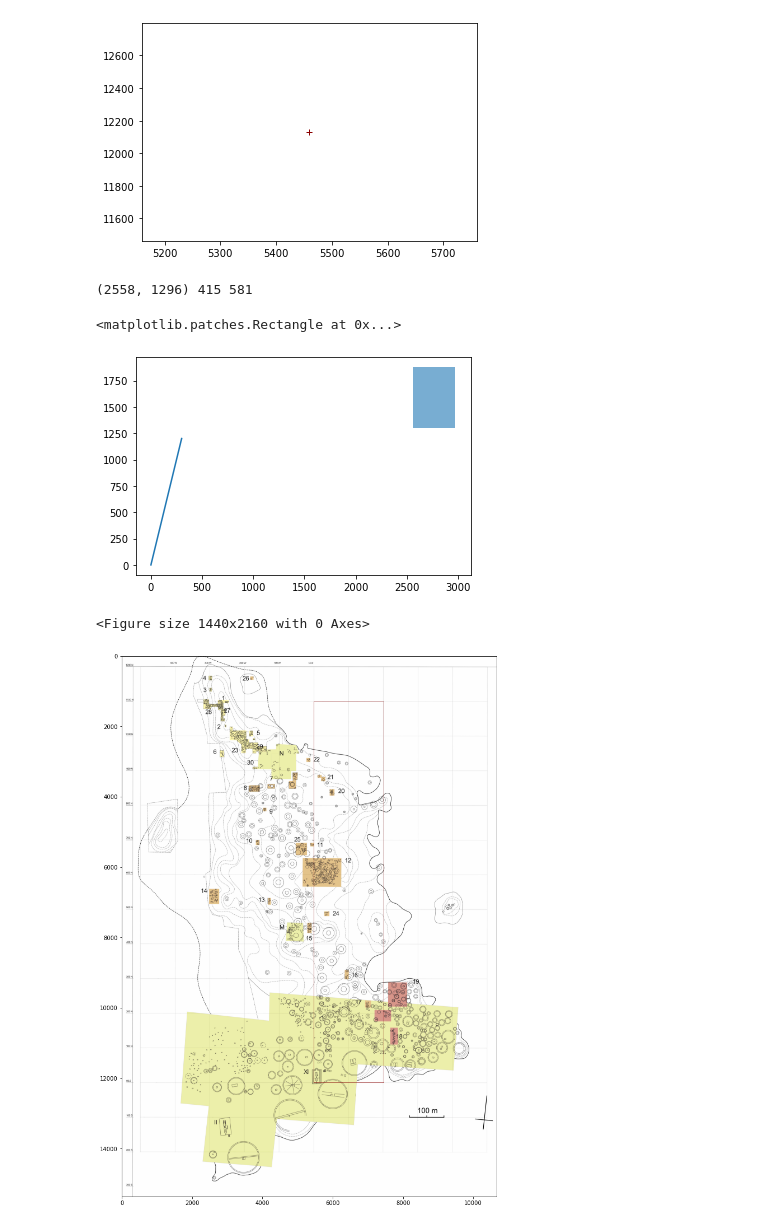
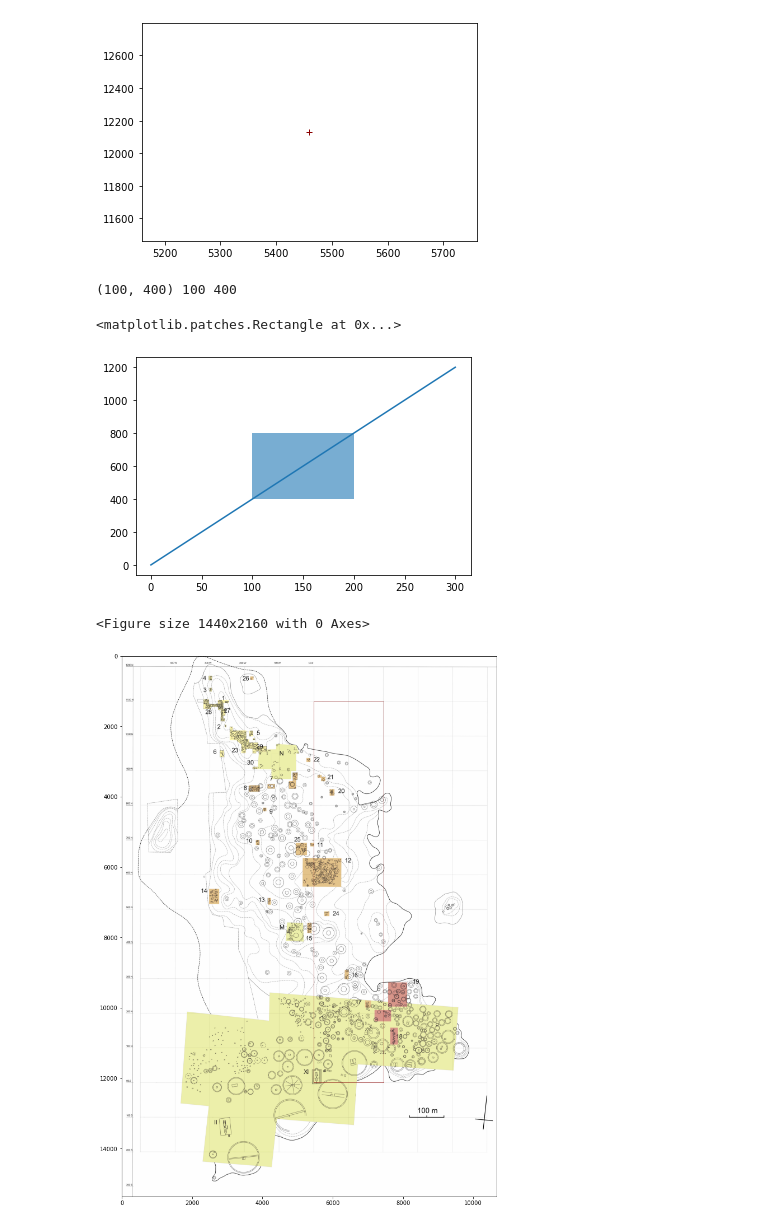
Before and after one commit to Sciences-historiques-numeriques/analyse_kerma, a Jupyter notebook: fb_carte_plt.ipynb, the cells around one changed output. Saved outputs shown, nothing was run; the diff lists cells and outputs as text; code cells hidden in the pictures.

```diff
--- a/fb_carte_plt.ipynb
+++ b/fb_carte_plt.ipynb
@@ -33,17 +35,17 @@ plt.plot(5460, 12130, marker='+', color="DarkRed")
 # %%
 ### Construction de lignes et réctangles à partir de points-coordonnées correspondant aux pixels
 # https://www.statology.org/matplotlib-rectangle/
 fig, ax = plt.subplots()
 plt.figure(figsize = (20,30))
-from matplotlib.patches import Rectangle
+
 ax.plot([0,300], [0,1200])
-rect = rectangles[0]
+rect = [(100,400), 100, 400 ]
 print(rect[0], rect[1], rect[2])
 ax.add_patch(Rectangle(rect[0], rect[1], rect[2], alpha = 0.6))
 # %% [output]
-(2558, 1296) 415 581
+(100, 400) 100 400
 <matplotlib.patches.Rectangle at 0x...>
-[figure, old version]
+[figure, new version]
 <Figure size 1440x2160 with 0 Axes>
 # %%
 ### mettre l'image en variable
```
Also changed, not shown: parts of 5 cells of this notebook, 5 other files.
